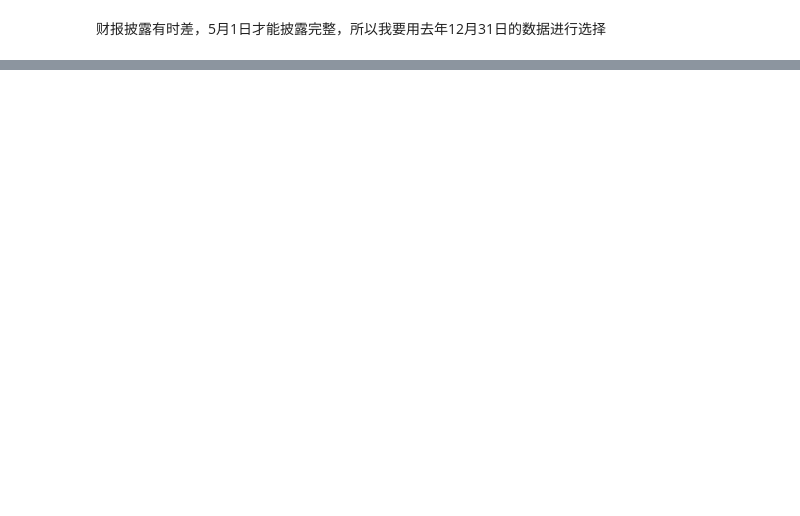
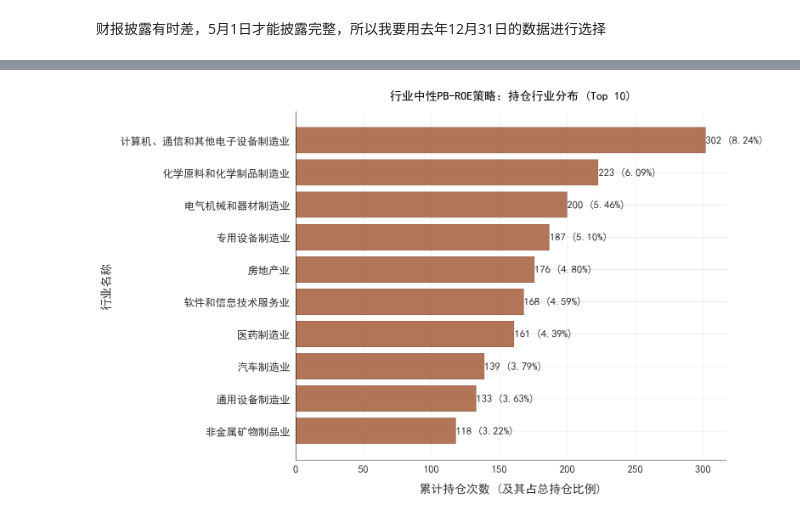
Before and after one commit to panjinhe/PBROE, a Jupyter notebook: ch2/pbroech2.ipynb, the cells around one changed output, grey strips where cells are left out. Drawn from its saved outputs; the diff is of its cells as text; code cells hidden in the pictures; blank space fills up the shorter version.

```diff
--- a/ch2/pbroech2.ipynb
+++ b/ch2/pbroech2.ipynb
@@ -603,0 +543,96 @@ else:
+# %%
+# --- 1. 配置与样式 ---
+plt.style.use('seaborn-v0_8-paper')
+# industry_bar_color = get_academic_colors(6)[4] # 使用绿色系，与累计收益图中的颜色对应
+industry_bar_color = get_academic_colors(36, 'categorical')[3]
+# %%
+# 行业中性PB-ROE策略：行业分布绘图脚本
+import pandas as pd
+import matplotlib.pyplot as plt
+import os
+
+# --- 1. 配置与样式 ---
+plt.style.use('seaborn-v0_8-paper')
+# industry_bar_color = get_academic_colors(6)[4] # 使用绿色系，与累计收益图中的颜色对应
+industry_bar_color = get_academic_colors(36, 'categorical')[3]
+
+# --- 2. 数据加载与处理 ---
+# 直接读取行业中性策略的选股结果
+portfolio_file = 'pbroe2.1_industry_neutral_portfolio_v4_intersection.csv'
+industry_column_name = 'indnme1'
+
+try:
+    # 加载数据
+    df = pd.read_csv(portfolio_file)
+    print(f"成功加载文件: '{portfolio_file}'")
+
+    # 【新增】计算总持仓记录数，用于后续计算占比
+    total_holdings = len(df)
+    print(f"总持仓记录数为: {total_holdings}")
+
+    # 统计所有持仓期间的行业分布，并选取数量最多的前10个行业
+    industry_counts = df[industry_column_name].value_counts().head(10)
+
+    # --- 3. 绘制行业分布图 ---
+    print("\n正在绘制行业中性策略持仓排名前10的行业分布图...")
+
+    fig, ax = plt.subplots(figsize=(16, 10))
+
+    bars = ax.barh(
+        industry_counts.index,
+        industry_counts.values,
+        color=industry_bar_color,
+        edgecolor='k',
+        alpha=0.8
+    )
+
+    ax.invert_yaxis()
+
+    # 【修改】在标签中同时显示数量和占比
+    for bar in bars:
+        count = bar.get_width()
+        # 计算百分比
+        percentage = count / total_holdings
+        # 创建新的组合标签
+        label_text = f"{int(count)} ({percentage:.2%})"
+
+        ax.text(
+            count + 0.1,  # 标签位置微调
+            bar.get_y() + bar.get_height() / 2.0,
+            label_text, # 使用新的组合标签
+            ha='left',      # 水平左对齐
+            va='center',    # 垂直居中对齐
+            fontsize=18,
+            fontweight='bold'
+        )
+
+    # 【修改】更新图表标题和坐标轴标签
+    ax.set_title('行业中性PB-ROE策略：持仓行业分布 (Top 10)', fontsize=20, fontweight='bold', pad=20)
+    ax.set_xlabel('累计持仓次数 (及其占总持仓比例)', fontsize=20, labelpad=15)
+    ax.set_ylabel('行业名称', fontsize=20, labelpad=15)
+
+    ax.tick_params(axis='x', labelsize=18)
+    ax.tick_params(axis='y', labelsize=18)
+    ax.grid(axis='x', linestyle='--', alpha=0.7)
+    ax.spines[['top', 'right']].set_visible(False)
+
+    plt.tight_layout()
+
+    # --- 4. 保存图片 ---
+    # 保存到第二章的图片目录
+    output_dir = r'E:\PBROE\ch2\ch2_pics'
+    # 更新文件名以反映新内容
+    output_image_name = 'industry_neutral_portfolio_distribution_with_percentage.png'
+    output_image_path = os.path.join(output_dir, output_image_name)
+
+    os.makedirs(output_dir, exist_ok=True)
+    plt.savefig(output_image_path, dpi=300, bbox_inches='tight')
+
+    print(f"Top 10 行业分布图已成功保存至：{output_image_path}")
+    plt.show()
+
+except FileNotFoundError:
+    print(f"\n错误：找不到文件 '{portfolio_file}'。请确保该文件与您的脚本在同一目录下，或提供正确的文件路径。")
+except Exception as e:
+    print(f"发生了未知错误: {e}")
+# %% [output]
@@ -603,0 +644 @@ else:
+[figure, added]
```
Also changed, not shown: parts of 7 cells of this notebook, 7 other files.
